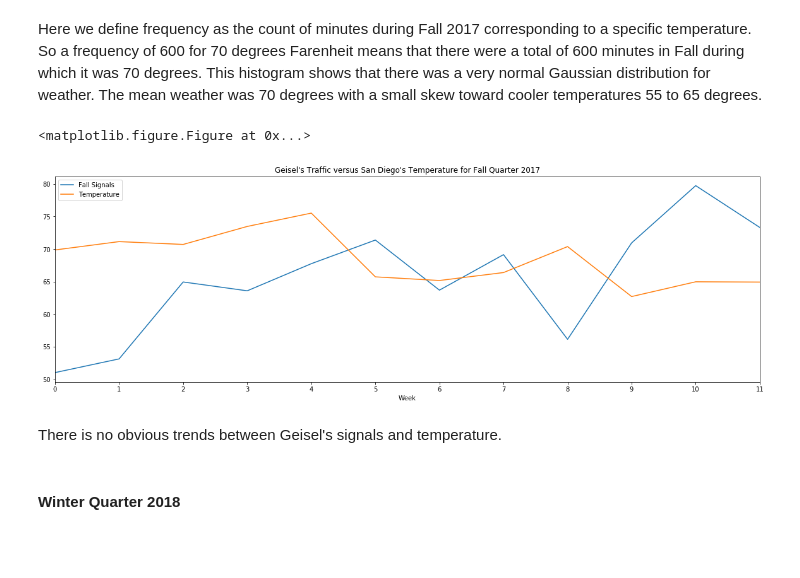
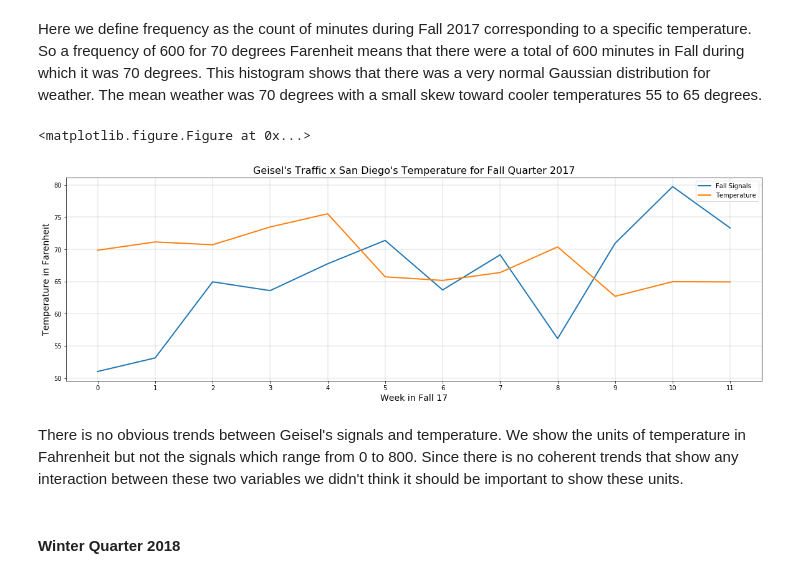
Before and after one commit to kelvinluime/Pr_059, a Jupyter notebook: FinalProject.ipynb, the cells around one changed output. Drawn from its saved outputs; the diff is of its cells as text; code cells hidden in the pictures; blank space fills up the shorter version.

```diff
--- a/FinalProject.ipynb
+++ b/FinalProject.ipynb
@@ -1344,29 +1349,31 @@ Here we define frequency as the count of minutes during Fall 2017 corresponding
 # %%
 def translate(value, leftMin, leftMax, rightMin, rightMax):
     # Figure out how 'wide' each range is
     leftSpan = leftMax - leftMin
     rightSpan = rightMax - rightMin
 
     # Convert the left range into a 0-1 range (float)
     valueScaled = float(value - leftMin) / float(leftSpan)
 
     # Convert the 0-1 range into a value in the right range.
     return rightMin + (valueScaled * rightSpan)
 
 X = [week for week in range(len(df_weather_week))]
 min_signals, max_signals = df_geisel_fall['Present_Signals'].min(), df_geisel_fall['Present_Signals'].max()
 min_temp, max_temp = df_weather_2017['Temp'].min(), df_weather_2017['Temp'].max()
 fall_weeks = list(df_week_fall['Present_Signals'].apply(lambda x: translate(x, min_signals, max_signals, min_temp, max_temp)))
 weather_weeks = list(df_weather_week['Temp'])
 week_cmp_df = pd.DataFrame({'Fall Signals': fall_weeks, 'Temperature': weather_weeks}, index=X)
-plt.figure(); ax = week_cmp_df.plot();
-plt.xticks([week for week in range(12)]); ax.set_title("Geisel's Traffic versus San Diego's Temperature for Fall Quarter 2017");
-plt.xlabel('Week');
+plt.figure(); ax = week_cmp_df.plot(linewidth=2);
+plt.xticks([week for week in range(12)]); ax.set_title("Geisel's Traffic x San Diego's Temperature for Fall Quarter 2017", fontsize=16);
+plt.ylabel('Temperature in Farenheit',fontsize=14)
+plt.xlabel('Week in Fall 17', fontsize=14)
+plt.grid(color='gray', linestyle='-', linewidth=0.25)
 # %% [output]
 <matplotlib.figure.Figure at 0x...>
-[figure, old version]
+[figure, new version]
-# %% [markdown]
-There is no obvious trends between Geisel's signals and temperature.
+# %% [markdown]
+There is no obvious trends between Geisel's signals and temperature. We show the units of temperature in Fahrenheit but not the signals which range from 0 to 800. Since there is no coherent trends that show any interaction between these two variables we didn't think it should be important to show these units.
 # %% [markdown]
 #### Winter Quarter 2018
 # %%
```
Also changed, not shown: parts of 17 cells of this notebook.
